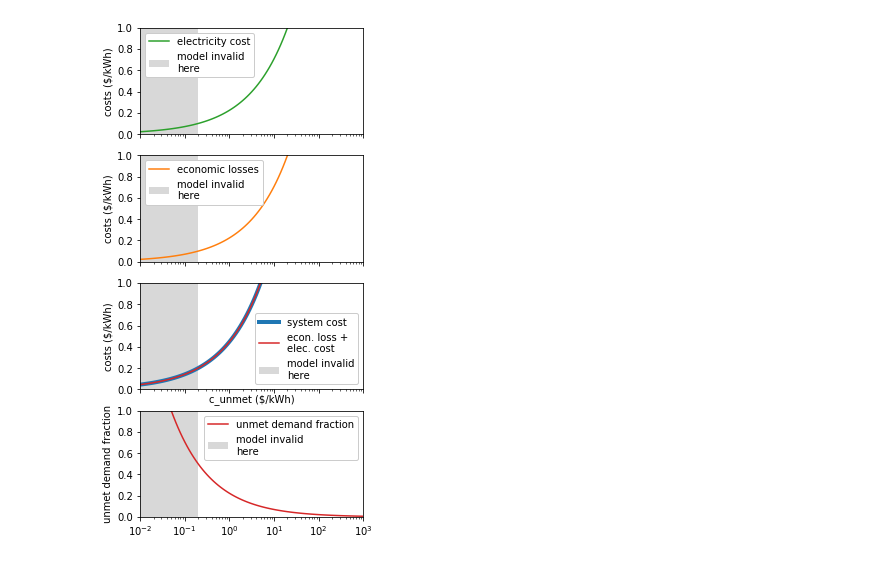
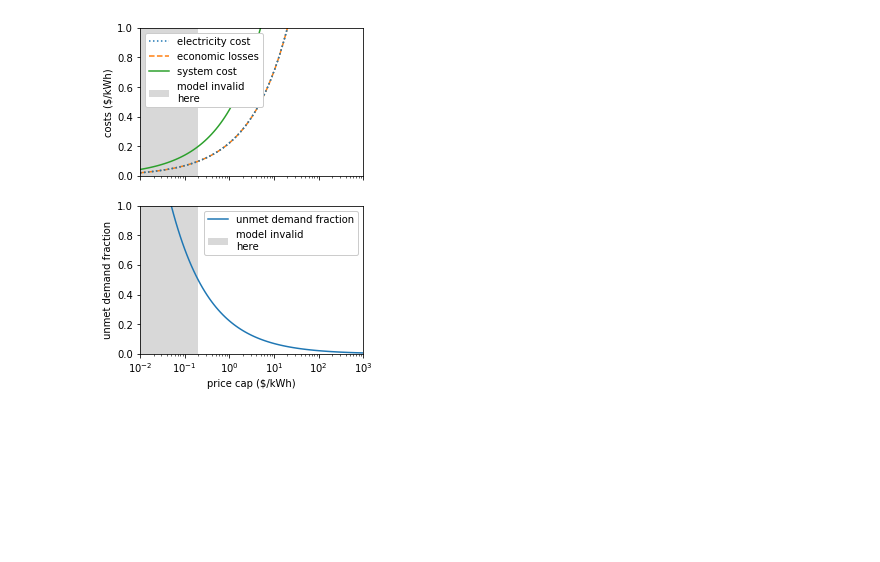
Before and after one commit to beccapeer/cost-of-unmet-demand, a Jupyter notebook: analytical_models.ipynb, the cells around one changed output. Cells and saved outputs as stored; diff of their text form; code cells hidden in the pictures; blank space fills up the shorter version.

```diff
--- a/analytical_models.ipynb
+++ b/analytical_models.ipynb
@@ -21,7 +21,7 @@ def unmet_demand_fraction(c_fixed, D_max, c_unmet):
     return np.power(c_fixed / c_unmet, 2)
 
 
-fig, axs = plt.subplots(ncols=1, nrows=4, figsize=(4,9), sharex=True)
+fig, axs = plt.subplots(ncols=1, nrows=2, figsize=(4,6), sharex=True)
 
 n = -2
 x = [10**n,]
@@ -33,25 +33,28 @@ x = np.array(x)
 c_fixed = .1
 D_max = 1
 
-axs[0].plot(x, electricity_cost(c_fixed, D_max, x), c='C2', label='electricity cost')
-axs[1].plot(x, economic_losses(c_fixed, D_max, x), c='C1', label='economic losses')
-axs[2].plot(x, system_cost(c_fixed, D_max, x), c='C0', lw=4, label='system cost')
+axs[0].plot(x, electricity_cost(c_fixed, D_max, x), linestyle=':', label='electricity cost')
+axs[0].plot(x, economic_losses(c_fixed, D_max, x), linestyle='--', label='economic losses')
+axs[0].plot(x, system_cost(c_fixed, D_max, x), label='system cost')
 # Stupid check one
-axs[2].plot(x, economic_losses(c_fixed, D_max, x) + electricity_cost(c_fixed, D_max, x),
-            c='C3', label='econ. loss +\nelec. cost')
-axs[3].plot(x, unmet_demand_fraction(c_fixed, D_max, x), c='C3', label='unmet demand fraction')
+#axs[0].plot(x, economic_losses(c_fixed, D_max, x) + electricity_cost(c_fixed, D_max, x),
+#            c='C3', label='econ. loss +\nelec. cost')
+axs[1].plot(x, unmet_demand_fraction(c_fixed, D_max, x), label='unmet demand fraction')
 
 
 for i, ax in enumerate(axs):
-    if i > 2:
+    if i > 0:
         ax.set_ylim(0, 1)
         ax.set_ylabel('unmet demand fraction')
     else:
         ax.set_ylim(0, c_fixed*1.2)
         ax.set_ylabel('costs ($/kWh)')
+    ax.fill_between(np.linspace(0, c_fixed, 100), np.zeros(100),
+                np.ones(100) * 10, facecolor='gray', alpha=0.3,
+                label='model invalid here')
     ax.legend()
 
 axs[0].set_xlim(x[0], x[-1])
-axs[2].set_xlabel('c_unmet ($/kWh)')
+axs[1].set_xlabel('price cap ($/kWh)')
 plt.xscale('log')
 # %% [output]
@@ -74,41 +77,42 @@ def electricity_cost(c_fixed, D_const, c_unmet):
 def unmet_demand_fraction(c_fixed, D_const, c_unmet):
     return np.sqrt(c_fixed / (2. * c_unmet))
 
-fig, axs = plt.subplots(ncols=1, nrows=4, figsize=(4,9), sharex=True)
+fig, axs = plt.subplots(ncols=1, nrows=2, figsize=(4,6), sharex=True)
 
 n = -2
 x = [10**n,]
 for i in range(100):
     n += 0.05
     x.append(10**n)
 x = np.array(x)
 
 c_fixed = .1
 D_const = 1
 
-axs[0].plot(x, electricity_cost(c_fixed, D_max, x), c='C2', label='electricity cost')
-axs[1].plot(x, economic_losses(c_fixed, D_max, x), c='C1', label='economic losses')
-axs[2].plot(x, system_cost(c_fixed, D_max, x), c='C0', lw=4, label='system cost')
+axs[0].plot(x, electricity_cost(c_fixed, D_max, x), linestyle=':', label='electricity cost')
+axs[0].plot(x, economic_losses(c_fixed, D_max, x), linestyle='--', label='economic losses')
+axs[0].plot(x, electricity_cost(c_fixed, D_max, x), 'C0:', label='_nolabel_')
+axs[0].plot(x, system_cost(c_fixed, D_max, x), label='system cost')
 # Stupid check one
-axs[2].plot(x, economic_losses(c_fixed, D_max, x) + electricity_cost(c_fixed, D_max, x),
-            c='C3', label='econ. loss +\nelec. cost')
-axs[3].plot(x, unmet_demand_fraction(c_fixed, D_max, x), c='C3', label='unmet demand fraction')
+#axs[0].plot(x, economic_losses(c_fixed, D_max, x) + electricity_cost(c_fixed, D_max, x),
+#            c='C3', label='econ. loss +\nelec. cost')
+axs[1].plot(x, unmet_demand_fraction(c_fixed, D_max, x), label='unmet demand fraction')
 
 
 for i, ax in enumerate(axs):
-    if i > 2:
+    if i > 0:
         ax.set_ylim(0, 1)
         ax.set_ylabel('unmet demand fraction')
     else:
         ax.set_ylim(0, 1)
         ax.set_ylabel('costs ($/kWh)')
     ax.fill_between(np.linspace(0, 2. * c_fixed, 100), np.zeros(100),
                     np.ones(100) * 10, facecolor='gray', alpha=0.3,
                     label='model invalid\nhere')
     ax.legend(framealpha=1)
 
 axs[0].set_xlim(x[0], x[-1])
-axs[2].set_xlabel('c_unmet ($/kWh)')
+axs[1].set_xlabel('price cap ($/kWh)')
 plt.xscale('log')
 # %% [output]
-[figure, old version]
+[figure, new version]
```
Also changed, not shown: parts of 1 cell of this notebook.
